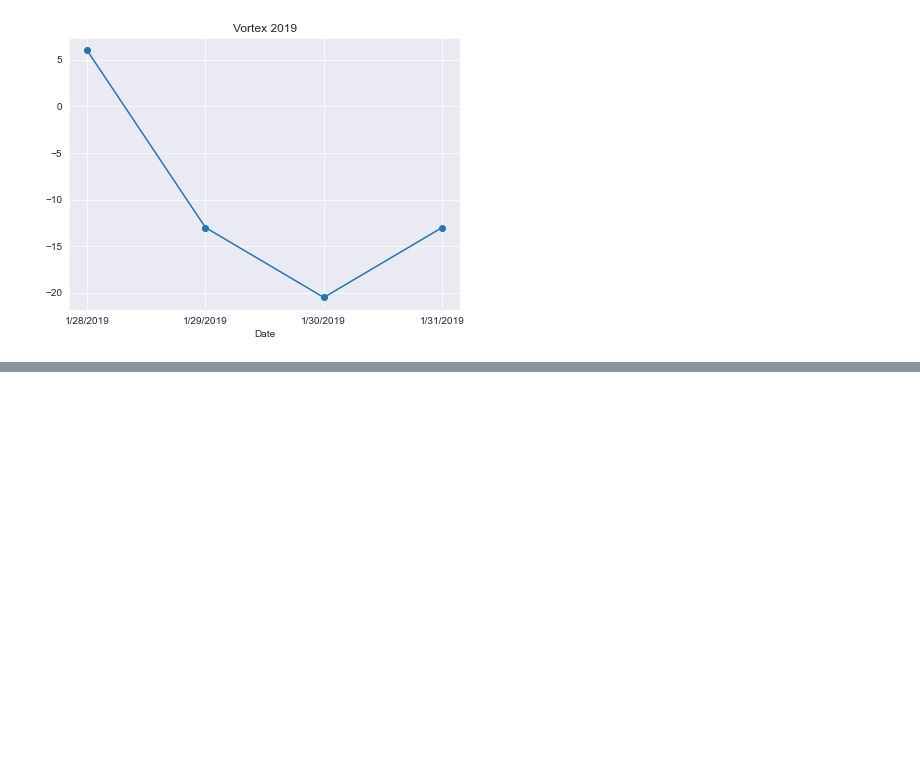
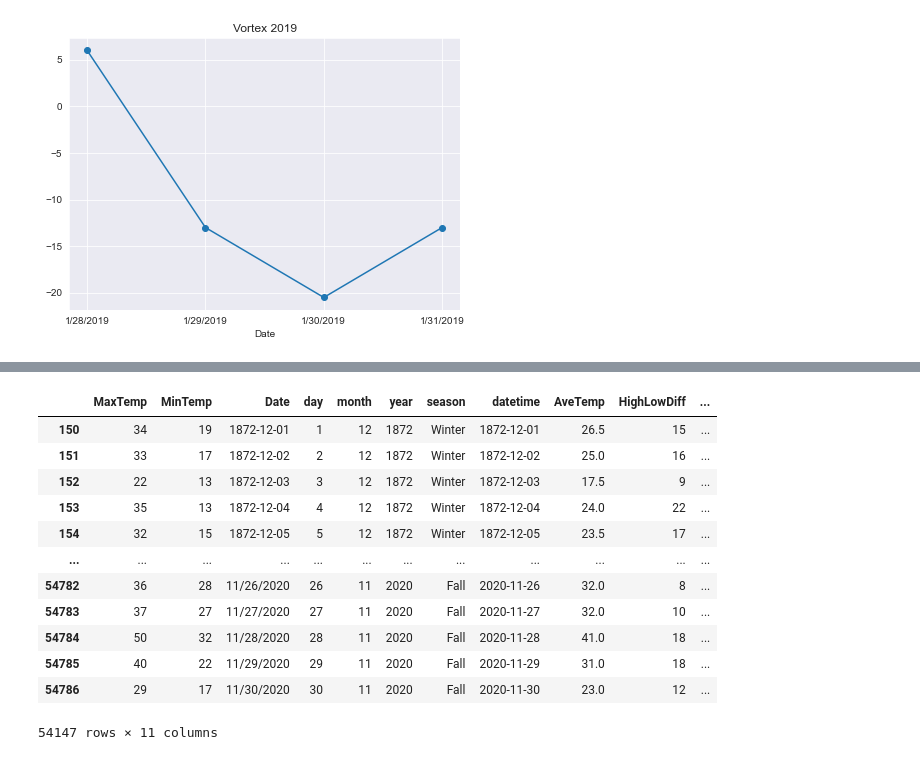
Before and after one commit to searanch/Minneapolis-Historical-Weather, a Jupyter notebook: msp_winter.ipynb, the cells around one changed output, grey strips where cells are left out. Drawn from its saved outputs; the diff is of its cells as text; code cells hidden in the pictures; blank space fills up the shorter version.

```diff
--- a/msp_winter.ipynb
+++ b/msp_winter.ipynb
@@ -410,0 +426,16 @@ plt.plot(dates,ave, marker = 'o', color = 'c')
+# %%
+temps
+# %% [output]
+|  | MaxTemp | MinTemp | Date | day | month | year | season | datetime | AveTemp | HighLowDiff | ... |
+| 150 | 34 | 19 | 1872-12-01 | 1 | 12 | 1872 | Winter | 1872-12-01 | 26.5 | 15 | ... |
+| 151 | 33 | 17 | 1872-12-02 | 2 | 12 | 1872 | Winter | 1872-12-02 | 25.0 | 16 | ... |
+| 152 | 22 | 13 | 1872-12-03 | 3 | 12 | 1872 | Winter | 1872-12-03 | 17.5 | 9 | ... |
+| 153 | 35 | 13 | 1872-12-04 | 4 | 12 | 1872 | Winter | 1872-12-04 | 24.0 | 22 | ... |
+| 154 | 32 | 15 | 1872-12-05 | 5 | 12 | 1872 | Winter | 1872-12-05 | 23.5 | 17 | ... |
+| ... | ... | ... | ... | ... | ... | ... | ... | ... | ... | ... | ... |
+| 54782 | 36 | 28 | 11/26/2020 | 26 | 11 | 2020 | Fall | 2020-11-26 | 32.0 | 8 | ... |
+| 54783 | 37 | 27 | 11/27/2020 | 27 | 11 | 2020 | Fall | 2020-11-27 | 32.0 | 10 | ... |
+| 54784 | 50 | 32 | 11/28/2020 | 28 | 11 | 2020 | Fall | 2020-11-28 | 41.0 | 18 | ... |
+| 54785 | 40 | 22 | 11/29/2020 | 29 | 11 | 2020 | Fall | 2020-11-29 | 31.0 | 18 | ... |
+| 54786 | 29 | 17 | 11/30/2020 | 30 | 11 | 2020 | Fall | 2020-11-30 | 23.0 | 12 | ... |
+54147 rows × 11 columns
```
Also changed, not shown: parts of 16 cells of this notebook.
